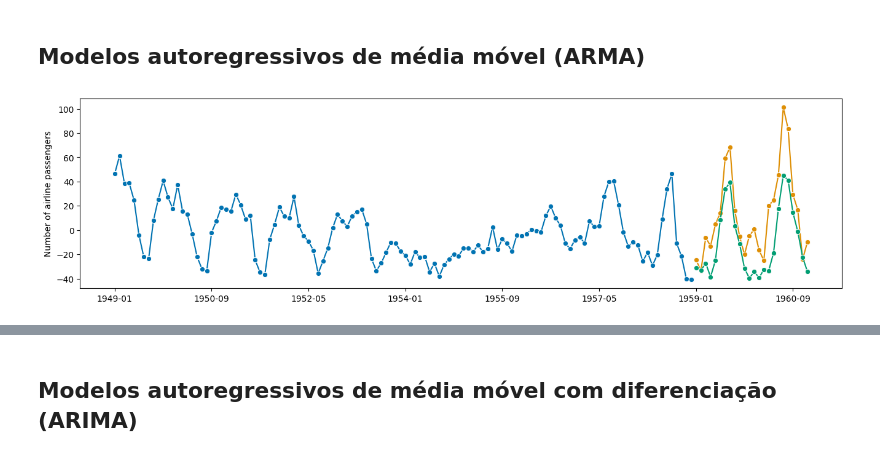
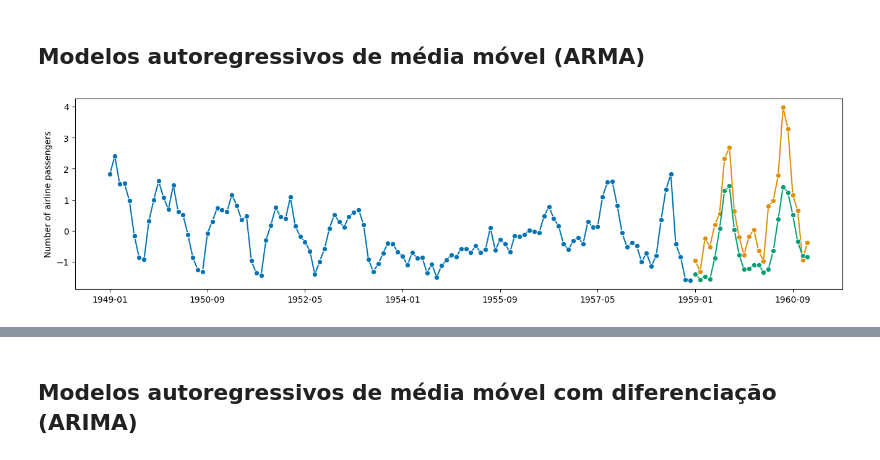
Before and after one commit to leandrocl2005/Curso-basico-de-Python-para-cientistas-de-dados, a Jupyter notebook: aulas/cd_aula_18.ipynb, the cells around one changed output, grey strips where cells are left out. Saved outputs shown, nothing was run; the diff lists cells and outputs as text; code cells hidden in the pictures.

```diff
--- a/aulas/cd_aula_18.ipynb
+++ b/aulas/cd_aula_18.ipynb
@@ -604,20 +621,23 @@ explained_variance_score(y_pred, y_test)
 # %%
 y = load_airline()
 
 # transformers
 transformer1 = Detrender()
 transformer2 = Deseasonalizer(sp=12)
 
 y = transformer1.fit_transform(y)
 y = transformer2.fit_transform(y)
+y = (y - y.mean())/y.std()
 
 y_train, y_test = temporal_train_test_split(y, test_size=24)
 
-model = ARIMA(y_train, order=(12,0,24))
+p = 12
+q = 13
+model = ARIMA(y_train, order=(p,0,q))
 model_fit = model.fit()
 y_pred = model_fit.forecast(steps=24)
 
 plot_series(y_train, y_test, y_pred)
 plt.show()
 # %% [output]
-[figure, old version]
+[figure, new version]
```
Also changed, not shown: parts of 50 cells of this notebook, 3 other files.
